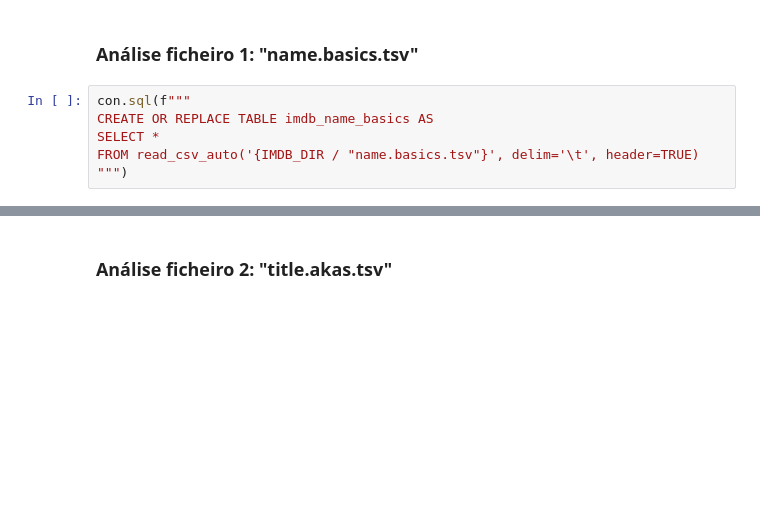
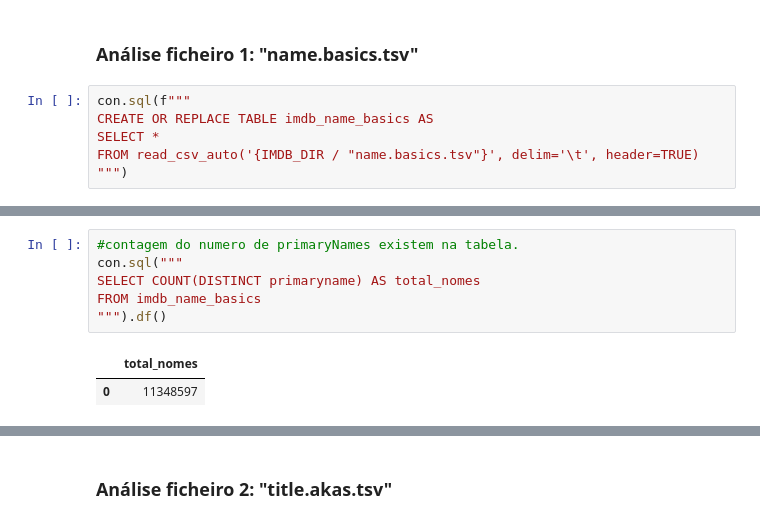
Before and after one commit to sergiopatinha/BigDataFoundations, a Jupyter notebook: notebooks/1.7 - Data Enrichment.ipynb, the cells around one changed output, grey strips where cells are left out. Cells and saved outputs as stored; diff of their text form; blank space fills up the shorter version.

```diff
--- a/notebooks/1.7 - Data Enrichment.ipynb
+++ b/notebooks/1.7 - Data Enrichment.ipynb
@@ -27,0 +52,9 @@ con.sql("SELECT * FROM imdb_name_basics LIMIT 10").df()
+# %%
+#contagem do numero de primaryNames existem na tabela.
+con.sql("""
+SELECT COUNT(DISTINCT primaryname) AS total_nomes
+FROM imdb_name_basics
+""").df()
+# %% [output]
+|  | total_nomes |
+| 0 | 11348597 |
```
Also changed, not shown: parts of 22 cells of this notebook, 6 other files.
